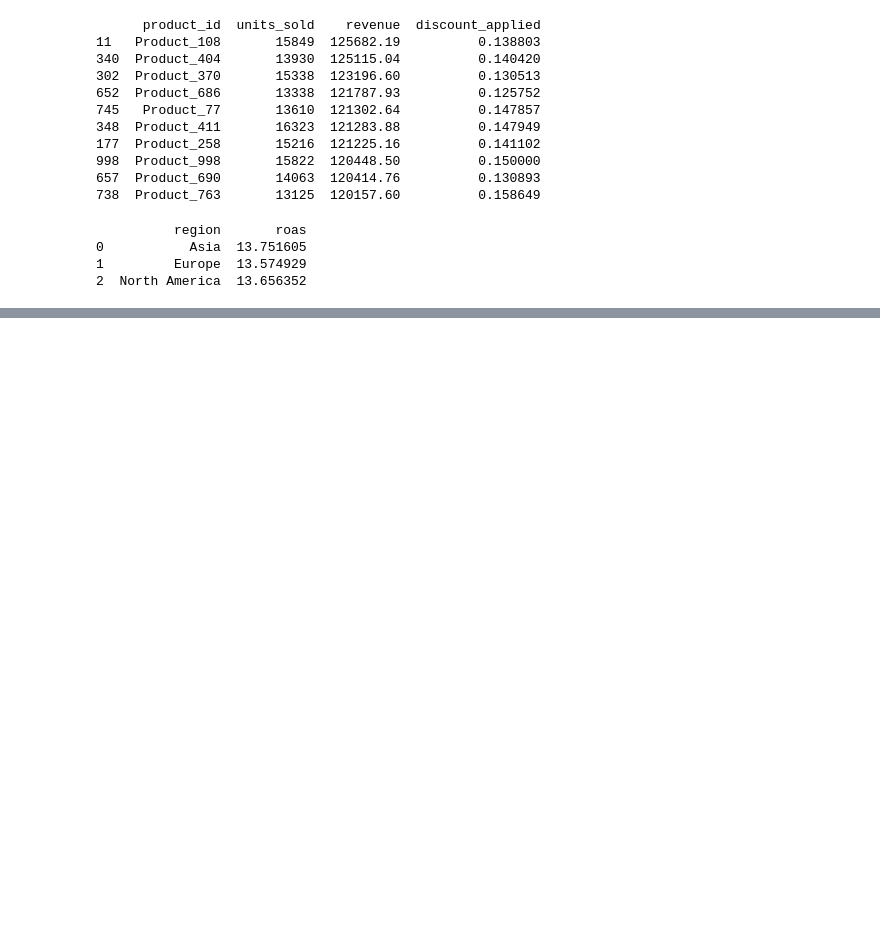
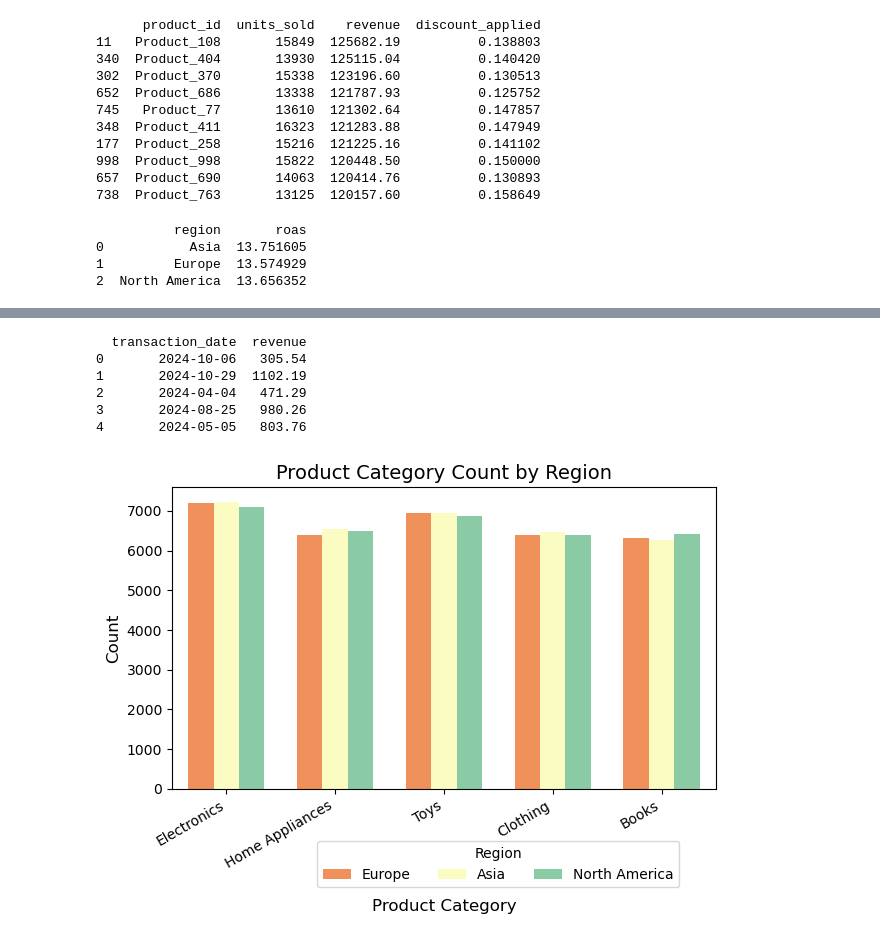
Before and after one commit to rakeshtparayil/marketing_analytics, a Jupyter notebook: mktg_data.ipynb, the cells around one changed output, grey strips where cells are left out. Cells and saved outputs as stored; diff of their text form; code cells hidden in the pictures; blank space fills up the shorter version.

Commit message:
updated_graphs

```diff
--- a/mktg_data.ipynb
+++ b/mktg_data.ipynb
@@ -136,0 +150,45 @@ print(monthly_trends)
+# %%
+# # Extract the YYMM from the datetime object
+# mktg_m = mkt_data['transaction_date'].dt.strftime('%y-%m')
+# #
+
+# # Revenue trends by month
+# monthly_trends = mkt_data.groupby(mktg_m)['revenue'].sum().reset_index()
+# monthly_trends.head(10)
+
+# print(mkt_data['transaction_date'].dt.month.value_counts())
+print(mkt_data[['transaction_date', 'revenue']].head())
+# %% [output]
+  transaction_date  revenue
+0       2024-10-06   305.54
+1       2024-10-29  1102.19
+2       2024-04-04   471.29
+3       2024-08-25   980.26
+4       2024-05-05   803.76
+# %%
+sns.countplot(x='category',data=mkt_data,hue='region',palette='Spectral',dodge=True, saturation=0.9,width=0.7)# Add a title and labels
+# Add a title and labels
+plt.title("Product Category Count by Region", fontsize=14)
+plt.xlabel("Product Category", fontsize=12, labelpad=20)  # Lowered x-axis label
+plt.ylabel("Count", fontsize=12)
+
+# Adjust legend for better placement
+plt.legend(title="Region", loc="upper right", fontsize=10)
+
+# Rotate x-axis labels if needed
+plt.xticks(rotation=30, ha="right", fontsize=10)
+
+# Adjust legend placement below the plot
+plt.legend(
+    title="Region",
+    loc="upper center",   # Position the legend at the top center of the figure
+    bbox_to_anchor=(0.6, -0.15),  # Move it below the plot (x, y coordinates)
+    ncol=3,               # Arrange legend items in a single row
+    fontsize=10           # Set font size for better readability
+)
+
+# Display the plot
+plt.tight_layout()
+plt.show()
+# %% [output]
+[figure, added]
```
Also changed, not shown: parts of 8 cells of this notebook.
